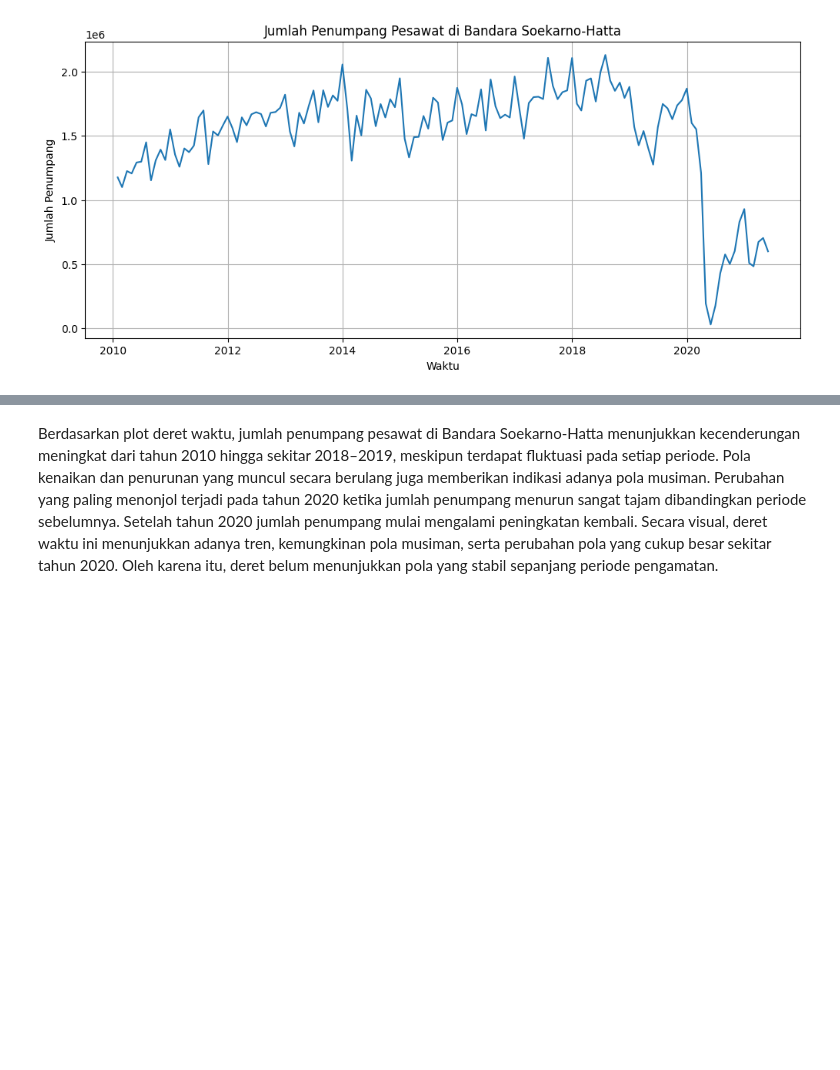
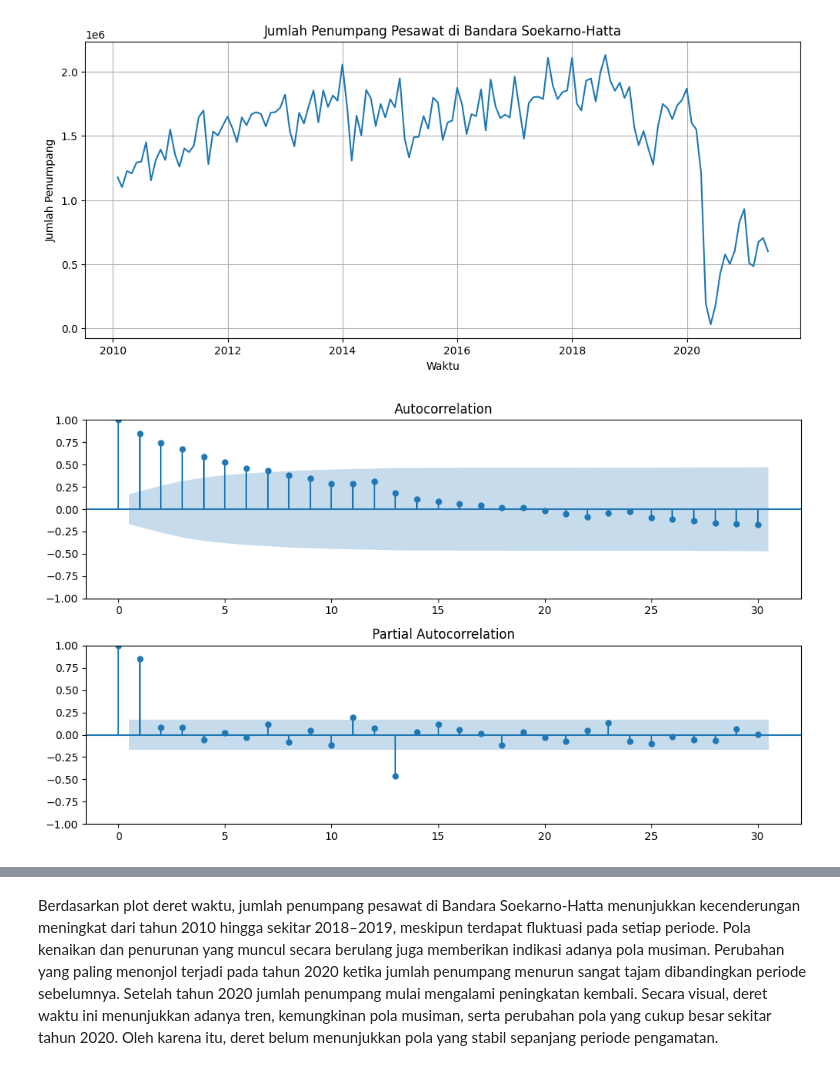
Before and after one commit to 18felasofa/Analisis-Deret-Waktu, a Jupyter notebook: Tugas_Kelompok_Minggu_4_rev.ipynb, the cells around one changed output, grey strips where cells are left out. Cells and saved outputs as stored; diff of their text form; code cells hidden in the pictures; blank space fills up the shorter version.

```diff
--- a/Tugas_Kelompok_Minggu_4_rev.ipynb
+++ b/Tugas_Kelompok_Minggu_4_rev.ipynb
@@ -158,3 +161,20 @@ plt.grid(True)
 plt.show()
 # %% [output]
 [figure]
+# %%
+import matplotlib.pyplot as plt
+from statsmodels.graphics.tsaplots import plot_acf, plot_pacf
+
+# Membuat figure dan 2 subplot (ACF & PACF)
+fig, (ax1, ax2) = plt.subplots(2, 1, figsize=(10, 6))
+
+# Plot ACF
+plot_acf(df_soetta['Total'].dropna(), lags=30, ax=ax1)
+
+# Plot PACF
+plot_pacf(df_soetta['Total'].dropna(), lags=30, ax=ax2)
+
+plt.tight_layout()
+plt.show()
+# %% [output]
+[figure, added]
```
Also changed, not shown: parts of 13 cells of this notebook.
